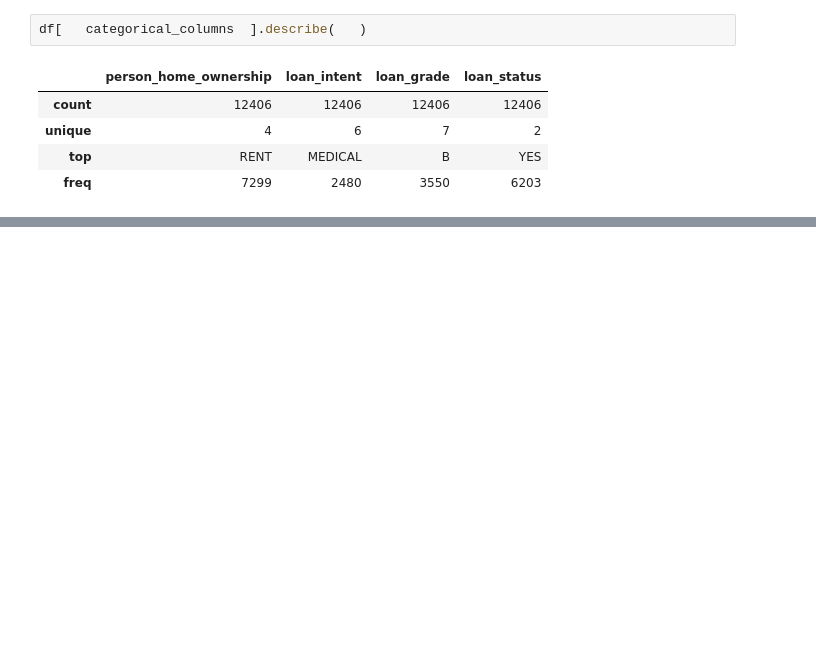
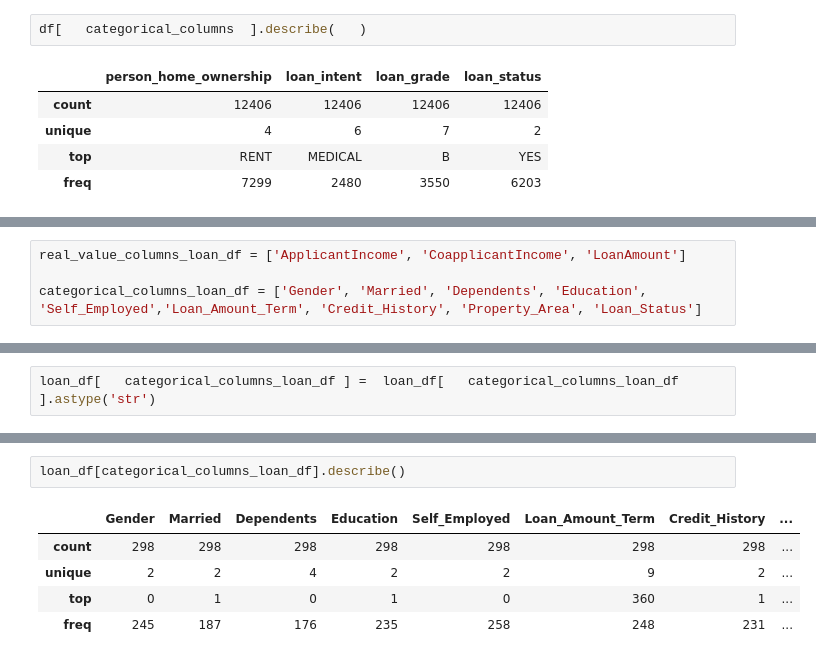
Before and after one commit to DARSHANH-analytics/MLModelOptimizationOFSS, a Jupyter notebook: day1/basics.ipynb, the cells around one changed output, grey strips where cells are left out. Drawn from its saved outputs; the diff is of its cells as text; blank space fills up the shorter version.

```diff
--- a/day1/basics.ipynb
+++ b/day1/basics.ipynb
@@ -116,0 +294,4 @@ df[   categorical_columns  ].describe(   )
+# %%
+real_value_columns_loan_df = ['ApplicantIncome', 'CoapplicantIncome', 'LoanAmount']
+
+categorical_columns_loan_df = ['Gender', 'Married', 'Dependents', 'Education', 'Self_Employed','Loan_Amount_Term', 'Credit_History', 'Property_Area', 'Loan_Status']
@@ -116,0 +300,2 @@ df[   categorical_columns  ].describe(   )
+# %%
+loan_df[   categorical_columns_loan_df ] =  loan_df[   categorical_columns_loan_df  ].astype('str')
@@ -116,0 +314,8 @@ df[   categorical_columns  ].describe(   )
+# %%
+loan_df[categorical_columns_loan_df].describe()
+# %% [output]
+|  | Gender | Married | Dependents | Education | Self_Employed | Loan_Amount_Term | Credit_History | ... |
+| count | 298 | 298 | 298 | 298 | 298 | 298 | 298 | ... |
+| unique | 2 | 2 | 4 | 2 | 2 | 9 | 2 | ... |
+| top | 0 | 1 | 0 | 1 | 0 | 360 | 1 | ... |
+| freq | 245 | 187 | 176 | 235 | 258 | 248 | 231 | ... |
```
Also changed, not shown: parts of 23 cells of this notebook, 1 other file.
